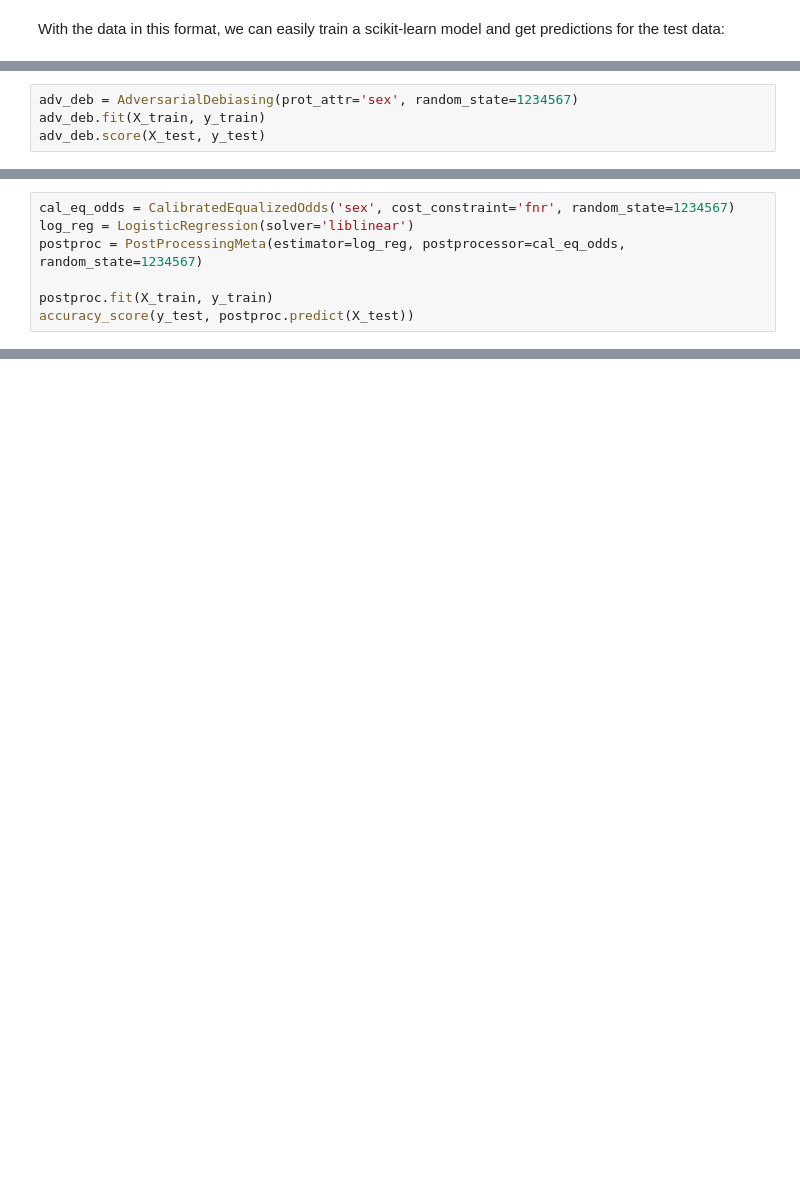
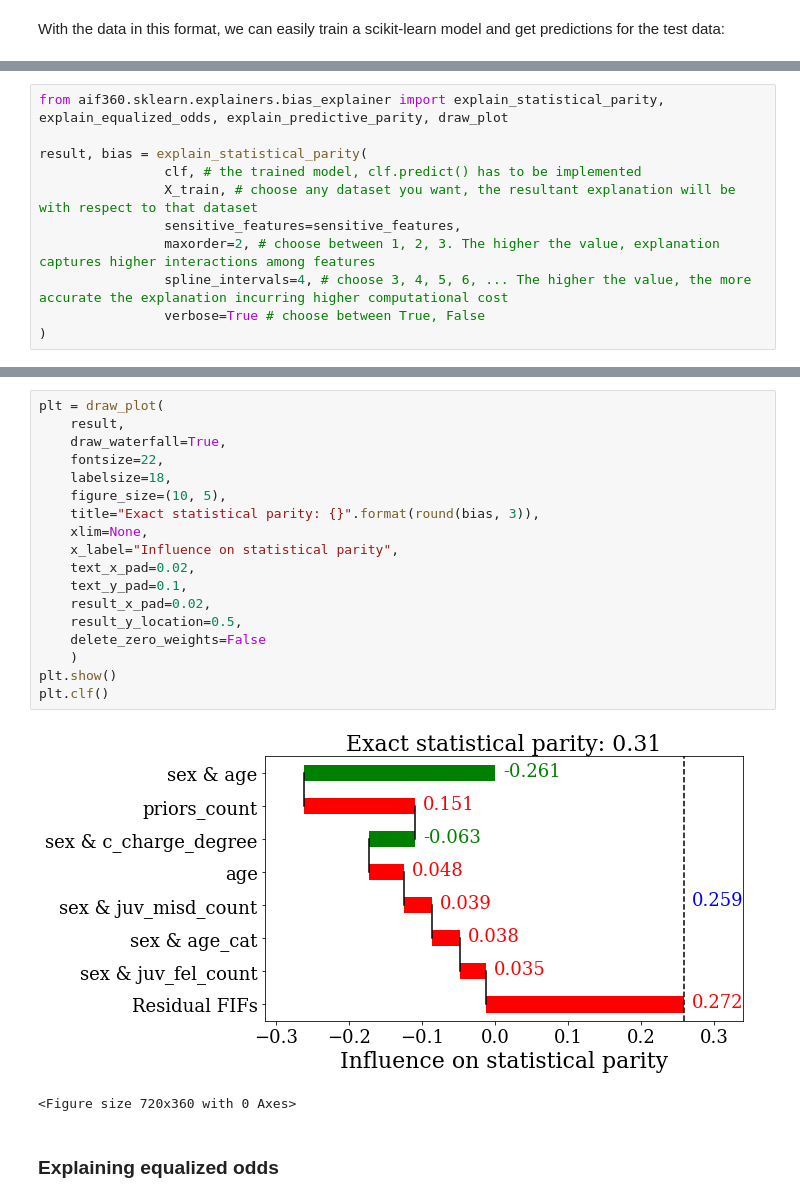
Before and after one commit to Trusted-AI/AIF360, a Jupyter notebook: examples/sklearn/demo_bias_explaination.ipynb, the cells around one changed output, grey strips where cells are left out. Saved outputs shown, nothing was run; the diff lists cells and outputs as text; blank space fills up the shorter version.

```diff
--- a/examples/sklearn/demo_bias_explaination.ipynb
+++ b/examples/sklearn/demo_bias_explaination.ipynb
@@ -228,4 +117,0 @@ Rather than trying to weight accuracy and fairness, we can try a fair in-process
-# %%
-adv_deb = AdversarialDebiasing(prot_attr='sex', random_state=1234567)
-adv_deb.fit(X_train, y_train)
-adv_deb.score(X_test, y_test)
@@ -246,7 +117,0 @@ Since the post-processor needs to be trained on data unseen by the original esti
-# %%
-cal_eq_odds = CalibratedEqualizedOdds('sex', cost_constraint='fnr', random_state=1234567)
-log_reg = LogisticRegression(solver='liblinear')
-postproc = PostProcessingMeta(estimator=log_reg, postprocessor=cal_eq_odds, random_state=1234567)
-
-postproc.fit(X_train, y_train)
-accuracy_score(y_test, postproc.predict(X_test))
@@ -295,0 +137,11 @@ difference(generalized_fnr, y_test, y_pred, prot_attr='sex')
+# %%
+from aif360.sklearn.explainers.bias_explainer import explain_statistical_parity, explain_equalized_odds, explain_predictive_parity, draw_plot
+
+result, bias = explain_statistical_parity(
+                clf, # the trained model, clf.predict() has to be implemented
+                X_train, # choose any dataset you want, the resultant explanation will be with respect to that dataset
+                sensitive_features=sensitive_features,
+                maxorder=2, # choose between 1, 2, 3. The higher the value, explanation captures higher interactions among features
+                spline_intervals=4, # choose 3, 4, 5, 6, ... The higher the value, the more accurate the explanation incurring higher computational cost
+                verbose=True # choose between True, False
+)
@@ -295,0 +166,23 @@ difference(generalized_fnr, y_test, y_pred, prot_attr='sex')
+# %%
+plt = draw_plot(
+    result,
+    draw_waterfall=True,
+    fontsize=22,
+    labelsize=18,
+    figure_size=(10, 5),
+    title="Exact statistical parity: {}".format(round(bias, 3)),
+    xlim=None,
+    x_label="Influence on statistical parity",
+    text_x_pad=0.02,
+    text_y_pad=0.1,
+    result_x_pad=0.02,
+    result_y_location=0.5,
+    delete_zero_weights=False
+    )
+plt.show()
+plt.clf()
+# %% [output]
+[figure, added]
+<Figure size 720x360 with 0 Axes>
+# %% [markdown]
+### Explaining equalized odds
```
Also changed, not shown: parts of 47 cells of this notebook, 1 other file.
